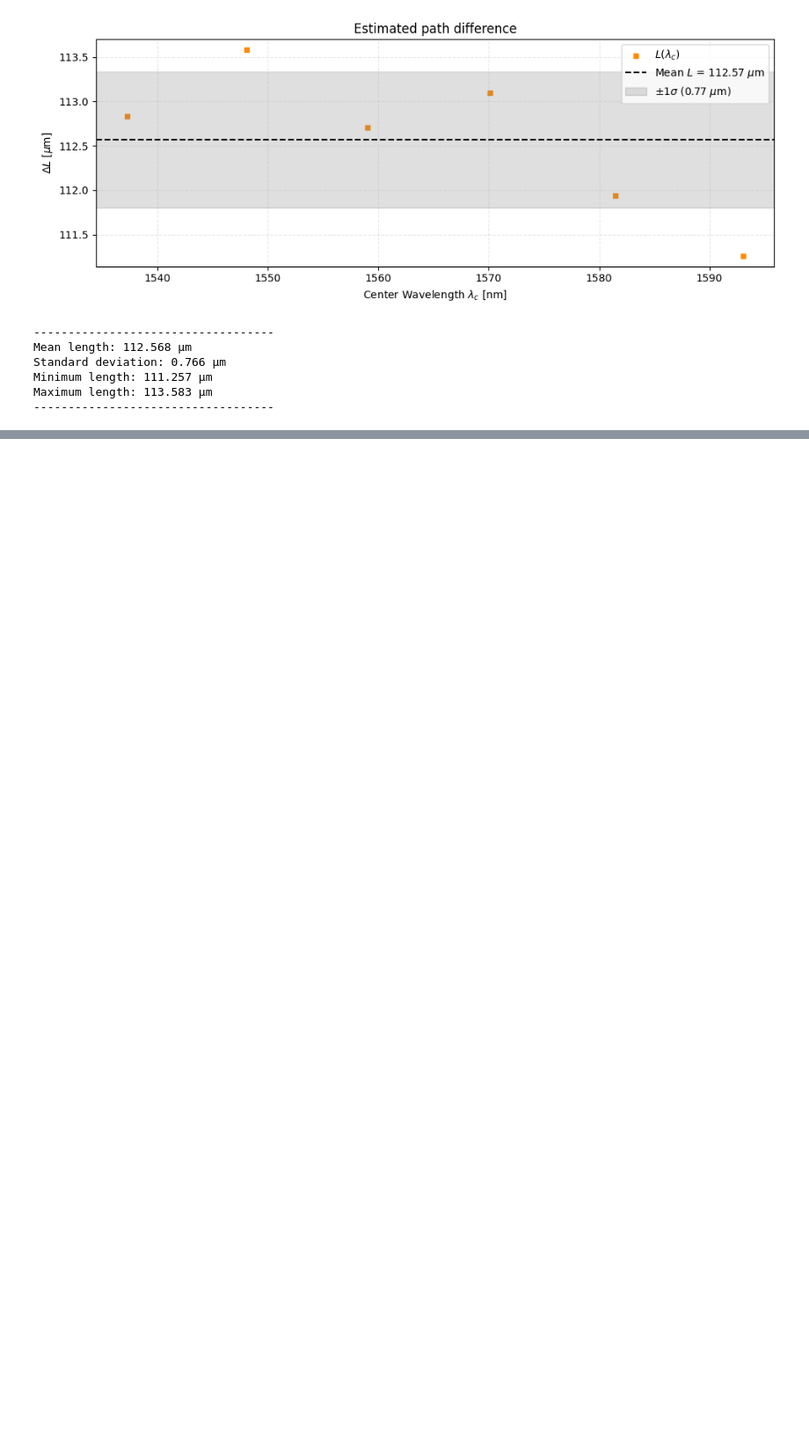
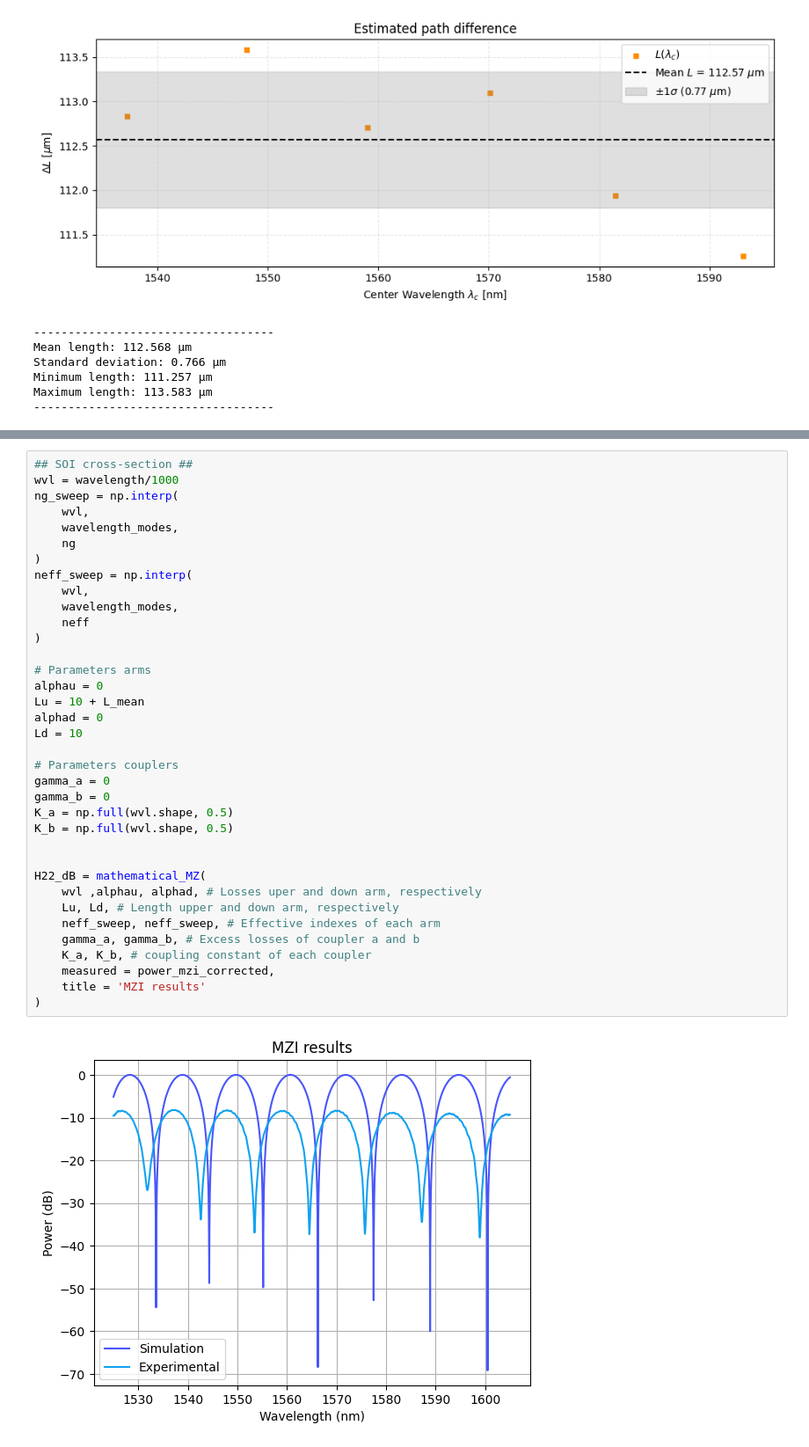
Before and after one commit to DBAEASE/programable, a Jupyter notebook: FabTest.ipynb, the cells around one changed output, grey strips where cells are left out. Shown at 88% size. Drawn from its saved outputs; the diff is of its cells as text; blank space fills up the shorter version.

```diff
--- a/FabTest.ipynb
+++ b/FabTest.ipynb
@@ -862,0 +1047,38 @@ ValueError: Mode solver wavelength range must cover the experiment.
+# %%
+## SOI cross-section ##
+wvl = wavelength/1000
+ng_sweep = np.interp(
+    wvl,
+    wavelength_modes,
+    ng
+)
+neff_sweep = np.interp(
+    wvl,
+    wavelength_modes,
+    neff
+)
+
+# Parameters arms
+alphau = 0
+Lu = 10 + L_mean
+alphad = 0
+Ld = 10
+
+# Parameters couplers
+gamma_a = 0
+gamma_b = 0
+K_a = np.full(wvl.shape, 0.5)
+K_b = np.full(wvl.shape, 0.5)
+
+
+H22_dB = mathematical_MZ(
+    wvl ,alphau, alphad, # Losses uper and down arm, respectively
+    Lu, Ld, # Length upper and down arm, respectively
+    neff_sweep, neff_sweep, # Effective indexes of each arm
+    gamma_a, gamma_b, # Excess losses of coupler a and b
+    K_a, K_b, # coupling constant of each coupler
+    measured = power_mzi_corrected,
+    title = 'MZI results'
+)
+# %% [output]
+[figure, added]
```
Also changed, not shown: parts of 14 cells of this notebook.
